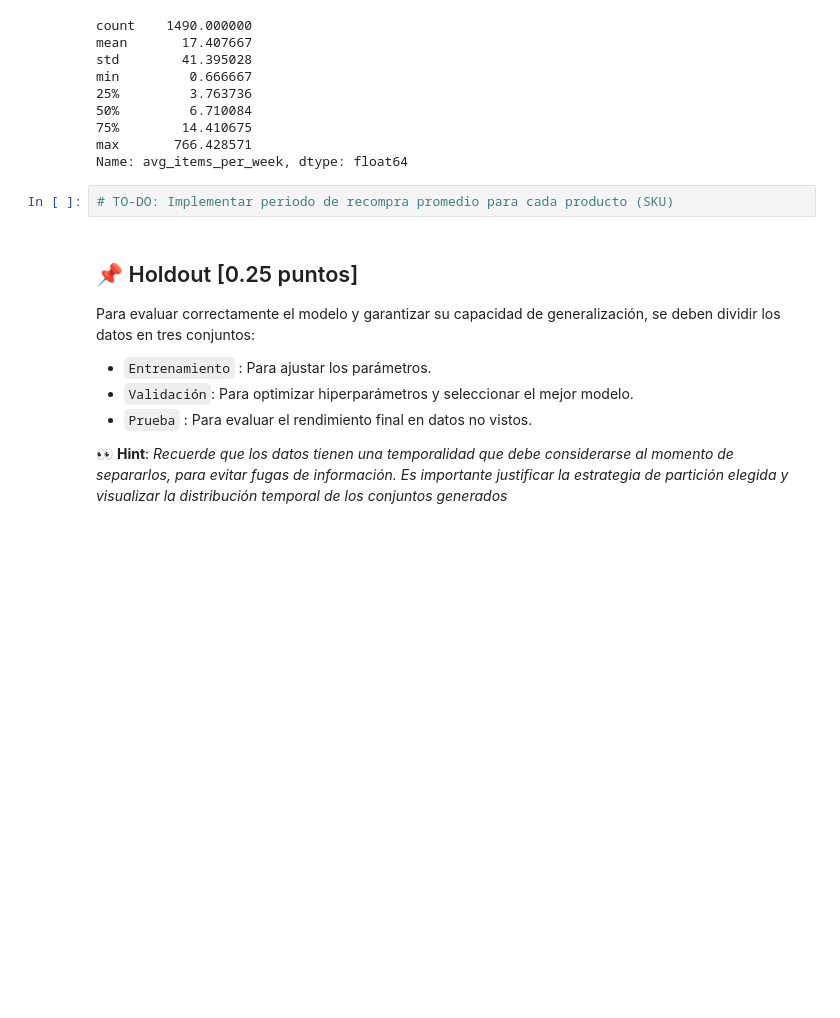
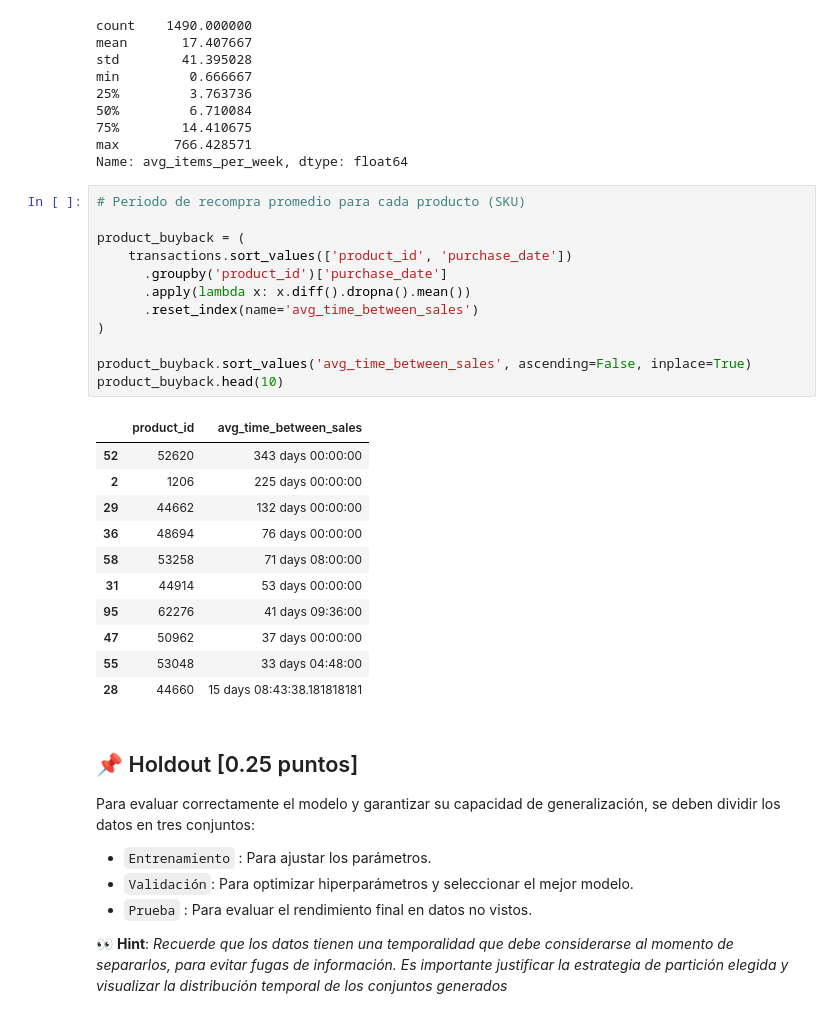
Before and after one commit to RenzoZanca/MDS7202, a Jupyter notebook: Proyecto/entrega_1.ipynb, the cells around one changed output. Drawn from its saved outputs; the diff is of its cells as text; blank space fills up the shorter version.

```diff
--- a/Proyecto/entrega_1.ipynb
+++ b/Proyecto/entrega_1.ipynb
@@ -517,8 +526,30 @@ min         0.666667
 75%        14.410675
 max       766.428571
 Name: avg_items_per_week, dtype: float64
-# %%
-# TO-DO: Implementar periodo de recompra promedio para cada producto (SKU)
+# %%
+# Periodo de recompra promedio para cada producto (SKU)
+
+product_buyback = (
+    transactions.sort_values(['product_id', 'purchase_date'])
+      .groupby('product_id')['purchase_date']
+      .apply(lambda x: x.diff().dropna().mean())
+      .reset_index(name='avg_time_between_sales')
+)
+
+product_buyback.sort_values('avg_time_between_sales', ascending=False, inplace=True)
+product_buyback.head(10)
+# %% [output]
+|  | product_id | avg_time_between_sales |
+| 52 | 52620 | 343 days 00:00:00 |
+| 2 | 1206 | 225 days 00:00:00 |
+| 29 | 44662 | 132 days 00:00:00 |
+| 36 | 48694 | 76 days 00:00:00 |
+| 58 | 53258 | 71 days 08:00:00 |
+| 31 | 44914 | 53 days 00:00:00 |
+| 95 | 62276 | 41 days 09:36:00 |
+| 47 | 50962 | 37 days 00:00:00 |
+| 55 | 53048 | 33 days 04:48:00 |
+| 28 | 44660 | 15 days 08:43:38.181818181 |
 # %% [markdown]
 ## 📌 Holdout [0.25 puntos]
 
```
Also changed, not shown: parts of 3 cells of this notebook.
